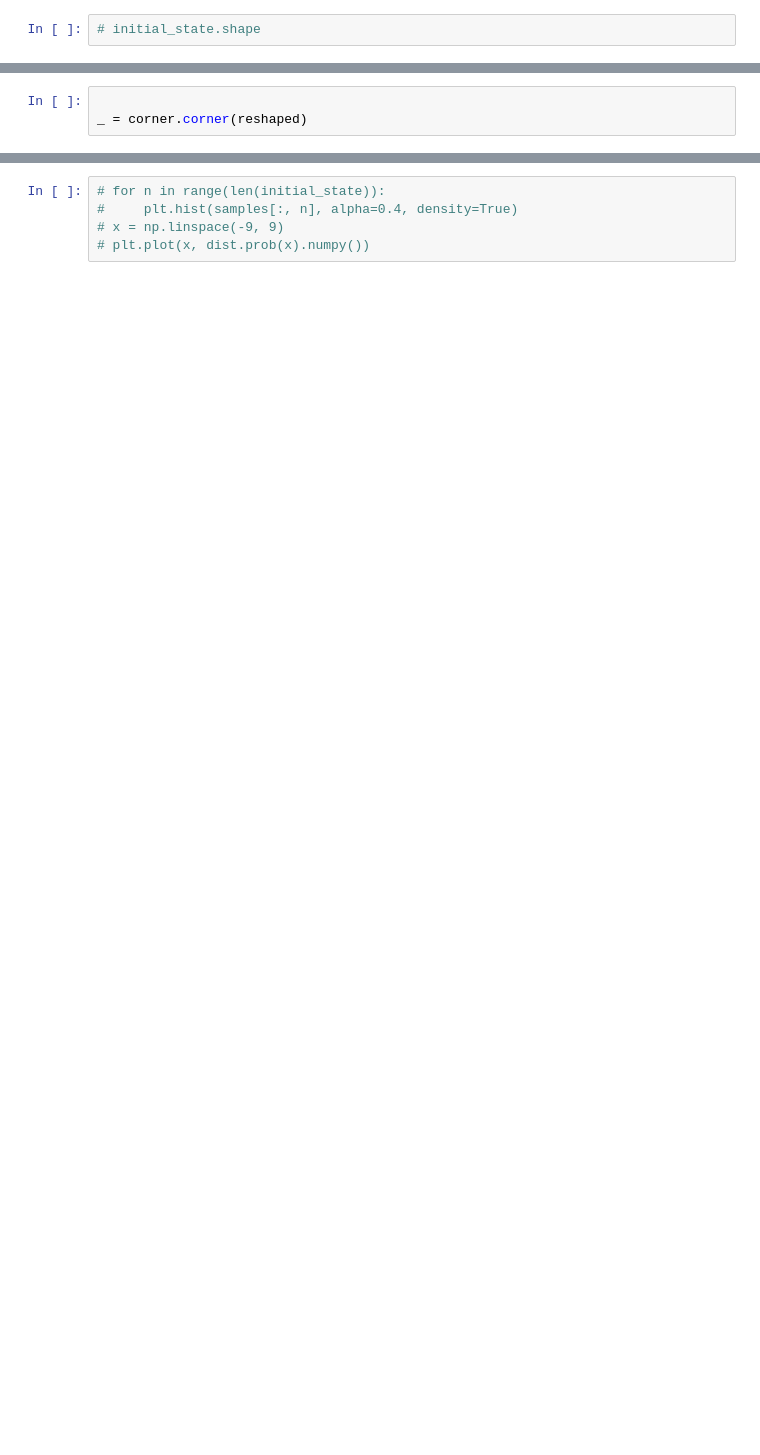
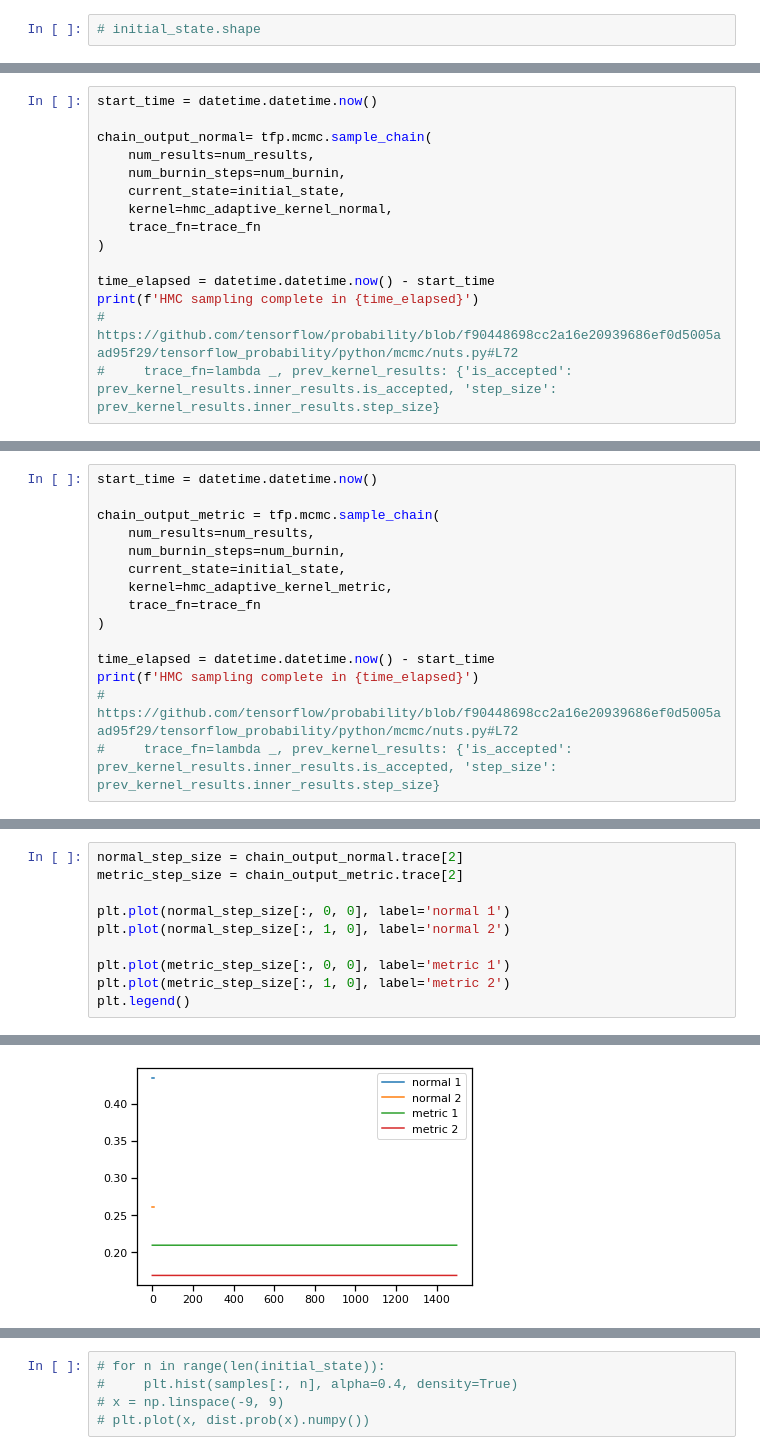
Before and after one commit to mwalmsley/agnfinder, a Jupyter notebook: notebooks/inference/basic_hmc_test.ipynb, the cells around one changed output, grey strips where cells are left out. Saved outputs shown, nothing was run; the diff lists cells and outputs as text; blank space fills up the shorter version.

```diff
--- a/notebooks/inference/basic_hmc_test.ipynb
+++ b/notebooks/inference/basic_hmc_test.ipynb
@@ -173,3 +235,0 @@ reshaped.shape
-# %%
-
-_ = corner.corner(reshaped)
@@ -177,0 +244,15 @@ _ = corner.corner(reshaped)
+# %%
+start_time = datetime.datetime.now()
+
+chain_output_normal= tfp.mcmc.sample_chain(
+    num_results=num_results,
+    num_burnin_steps=num_burnin,
+    current_state=initial_state,
+    kernel=hmc_adaptive_kernel_normal,
+    trace_fn=trace_fn
+)
+
+time_elapsed = datetime.datetime.now() - start_time
+print(f'HMC sampling complete in {time_elapsed}')
+#     https://github.com/tensorflow/probability/blob/f90448698cc2a16e20939686ef0d5005aad95f29/tensorflow_probability/python/mcmc/nuts.py#L72
+#     trace_fn=lambda _, prev_kernel_results: {'is_accepted': prev_kernel_results.inner_results.is_accepted, 'step_size': prev_kernel_results.inner_results.step_size}
@@ -177,0 +261,15 @@ _ = corner.corner(reshaped)
+# %%
+start_time = datetime.datetime.now()
+
+chain_output_metric = tfp.mcmc.sample_chain(
+    num_results=num_results,
+    num_burnin_steps=num_burnin,
+    current_state=initial_state,
+    kernel=hmc_adaptive_kernel_metric,
+    trace_fn=trace_fn
+)
+
+time_elapsed = datetime.datetime.now() - start_time
+print(f'HMC sampling complete in {time_elapsed}')
+#     https://github.com/tensorflow/probability/blob/f90448698cc2a16e20939686ef0d5005aad95f29/tensorflow_probability/python/mcmc/nuts.py#L72
+#     trace_fn=lambda _, prev_kernel_results: {'is_accepted': prev_kernel_results.inner_results.is_accepted, 'step_size': prev_kernel_results.inner_results.step_size}
@@ -177,0 +372,11 @@ _ = corner.corner(reshaped)
+# %%
+normal_step_size = chain_output_normal.trace[2]
+metric_step_size = chain_output_metric.trace[2]
+
+plt.plot(normal_step_size[:, 0, 0], label='normal 1')
+plt.plot(normal_step_size[:, 1, 0], label='normal 2')
+
+plt.plot(metric_step_size[:, 0, 0], label='metric 1')
+plt.plot(metric_step_size[:, 1, 0], label='metric 2')
+plt.legend()
+# %% [output]
@@ -177,0 +384 @@ _ = corner.corner(reshaped)
+[figure, added]
```
Also changed, not shown: parts of 69 cells of this notebook, 6 other files.
